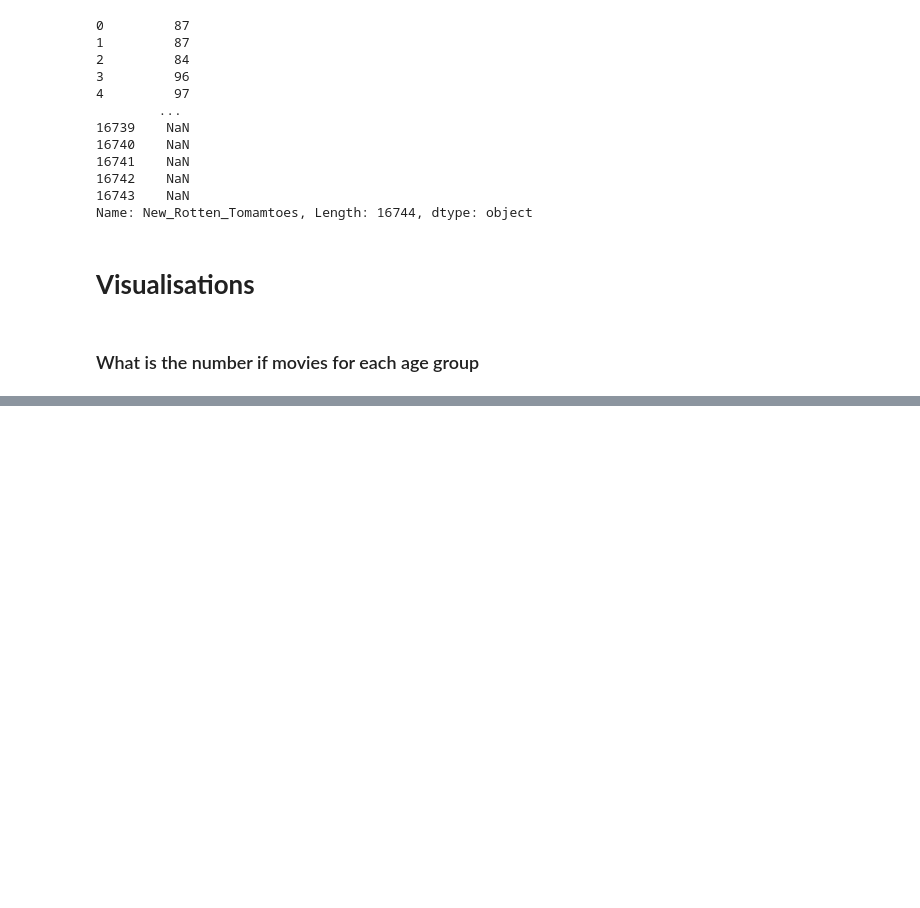
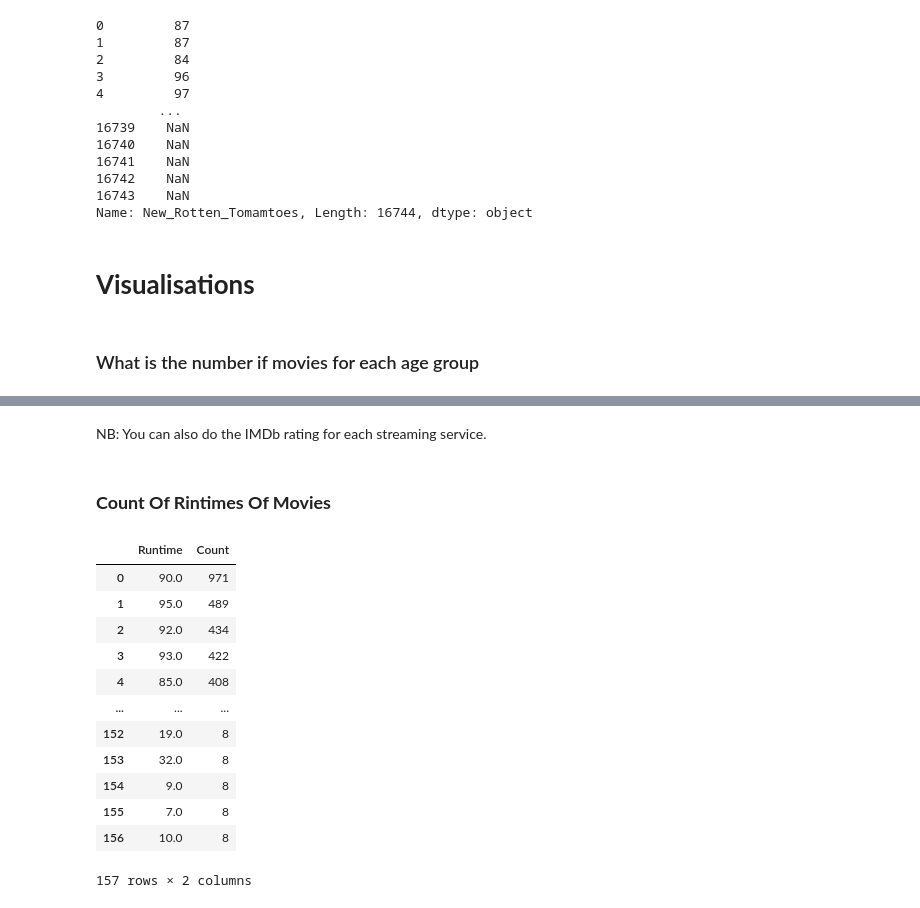
Before and after one commit to MhmdMango4/Analysis_Projects, a Jupyter notebook: Movie_Streams_Analysis.ipynb, the cells around one changed output, grey strips where cells are left out. Drawn from its saved outputs; the diff is of its cells as text; code cells hidden in the pictures; blank space fills up the shorter version.

```diff
--- a/Movie_Streams_Analysis.ipynb
+++ b/Movie_Streams_Analysis.ipynb
@@ -197,0 +397,22 @@ Successfully installed async-lru-2.0.3 babel-2.12.1 certifi-2023.5.7 charset-nor
+# %% [markdown]
+NB: You can also do the IMDb rating for each streaming service.
+# %% [markdown]
+### **Count Of Rintimes Of Movies**
+# %%
+RuntimeCount = pd.DataFrame(dict(df['Runtime'].value_counts().sort_values(ascending=False)[:10]).items(), columns=['Runtime', 'Count'])
+
+RuntimeCount
+# %% [output]
+|  | Runtime | Count |
+| 0 | 90.0 | 971 |
+| 1 | 95.0 | 489 |
+| 2 | 92.0 | 434 |
+| 3 | 93.0 | 422 |
+| 4 | 85.0 | 408 |
+| ... | ... | ... |
+| 152 | 19.0 | 8 |
+| 153 | 32.0 | 8 |
+| 154 | 9.0 | 8 |
+| 155 | 7.0 | 8 |
+| 156 | 10.0 | 8 |
+157 rows × 2 columns
```
Also changed, not shown: parts of 34 cells of this notebook.
